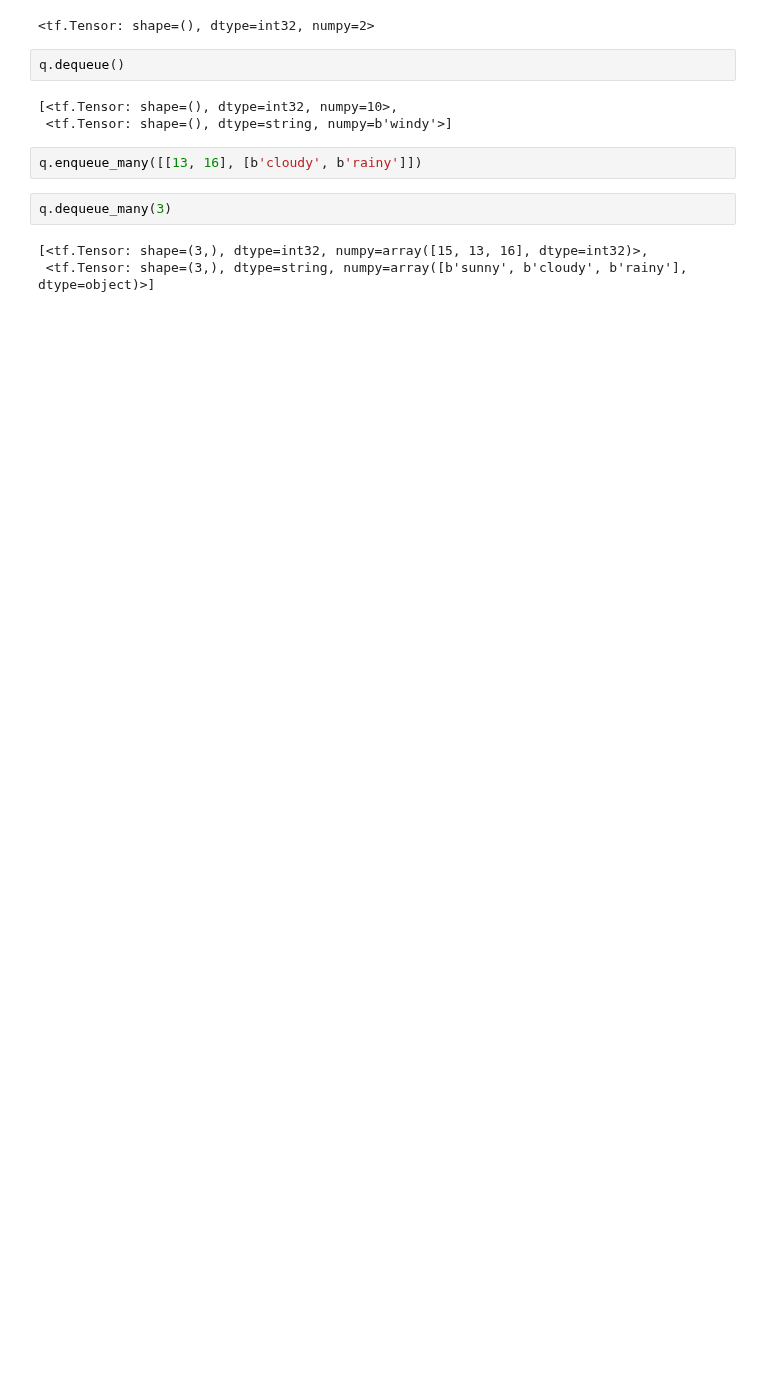
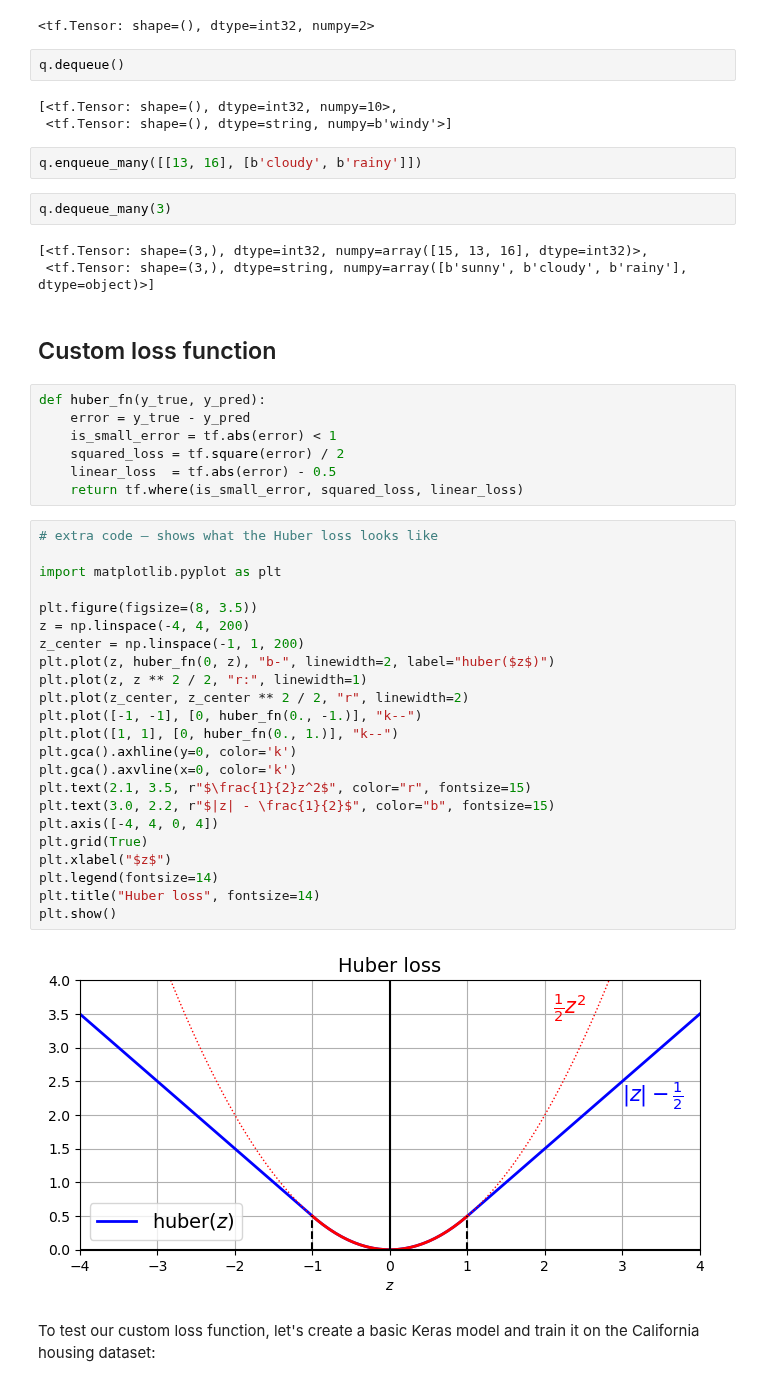
Before and after one commit to bimri/handsonml-III, a Jupyter notebook: chap12/custommodels.ipynb, the cells around one changed output. Cells and saved outputs as stored; diff of their text form; blank space fills up the shorter version.

Commit message:
Custom loss function

```diff
--- a/chap12/custommodels.ipynb
+++ b/chap12/custommodels.ipynb
@@ -475,3 +475,39 @@ q.dequeue_many(3)
 # %% [output]
 [<tf.Tensor: shape=(3,), dtype=int32, numpy=array([15, 13, 16], dtype=int32)>,
  <tf.Tensor: shape=(3,), dtype=string, numpy=array([b'sunny', b'cloudy', b'rainy'], dtype=object)>]
+# %% [markdown]
+## Custom loss function
+# %%
+def huber_fn(y_true, y_pred):
+    error = y_true - y_pred
+    is_small_error = tf.abs(error) < 1
+    squared_loss = tf.square(error) / 2
+    linear_loss  = tf.abs(error) - 0.5
+    return tf.where(is_small_error, squared_loss, linear_loss)
+# %%
+# extra code – shows what the Huber loss looks like
+
+import matplotlib.pyplot as plt
+
+plt.figure(figsize=(8, 3.5))
+z = np.linspace(-4, 4, 200)
+z_center = np.linspace(-1, 1, 200)
+plt.plot(z, huber_fn(0, z), "b-", linewidth=2, label="huber($z$)")
+plt.plot(z, z ** 2 / 2, "r:", linewidth=1)
+plt.plot(z_center, z_center ** 2 / 2, "r", linewidth=2)
+plt.plot([-1, -1], [0, huber_fn(0., -1.)], "k--")
+plt.plot([1, 1], [0, huber_fn(0., 1.)], "k--")
+plt.gca().axhline(y=0, color='k')
+plt.gca().axvline(x=0, color='k')
+plt.text(2.1, 3.5, r"$\frac{1}{2}z^2$", color="r", fontsize=15)
+plt.text(3.0, 2.2, r"$|z| - \frac{1}{2}$", color="b", fontsize=15)
+plt.axis([-4, 4, 0, 4])
+plt.grid(True)
+plt.xlabel("$z$")
+plt.legend(fontsize=14)
+plt.title("Huber loss", fontsize=14)
+plt.show()
+# %% [output]
+[figure, added]
+# %% [markdown]
+To test our custom loss function, let's create a basic Keras model and train it on the California housing dataset:
```
Also changed, not shown: parts of 3 cells of this notebook.
